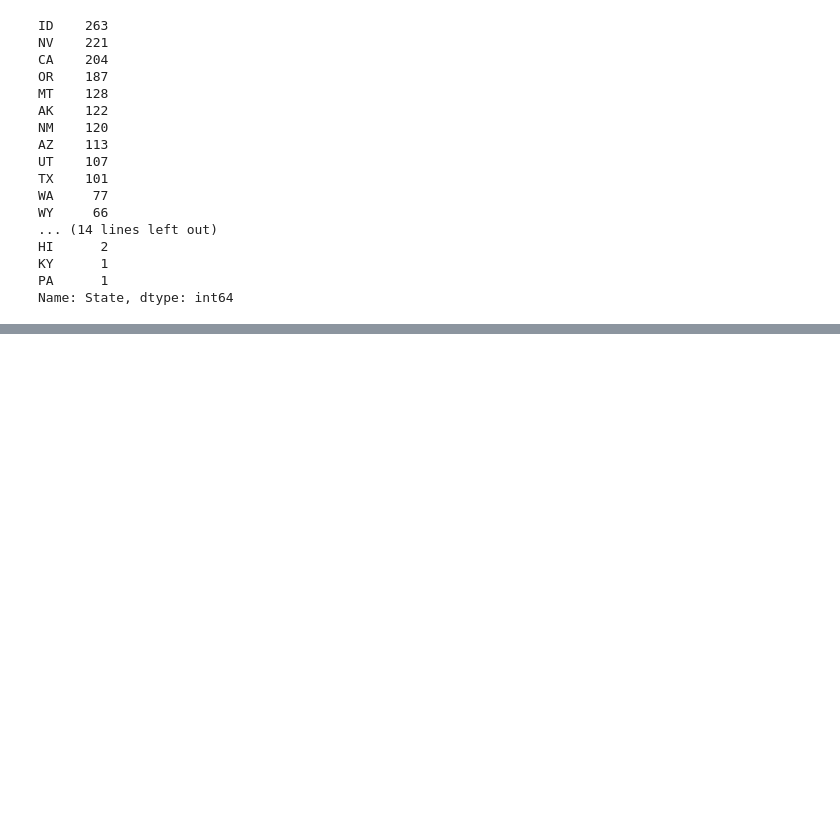
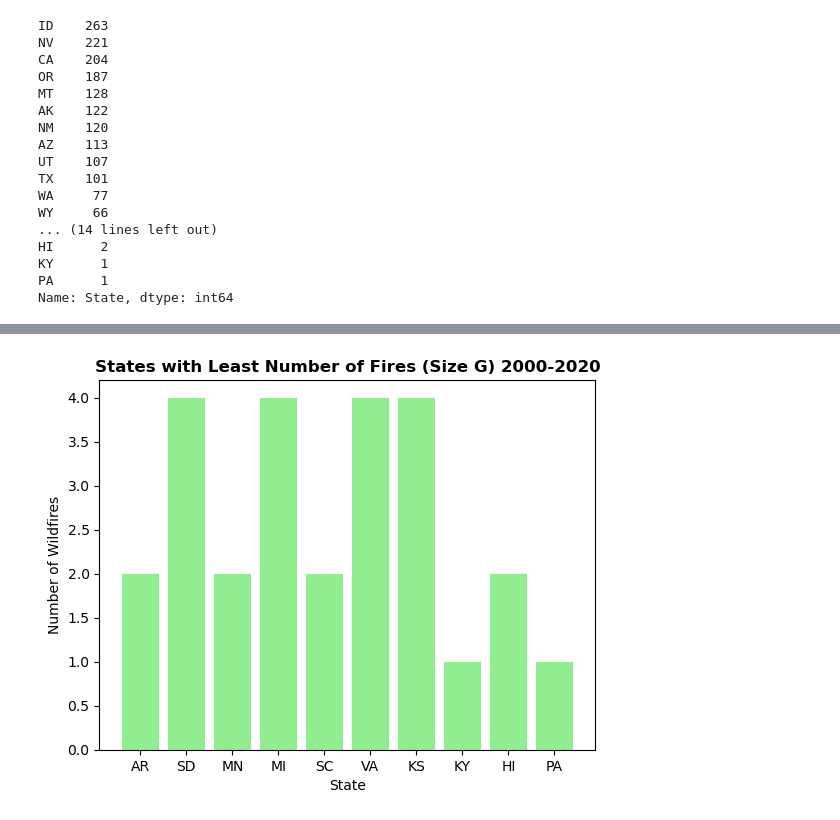
Before and after one commit to emilymees/ProjectThree, a Jupyter notebook: images/eb-data-vis.ipynb, the cells around one changed output, grey strips where cells are left out. Saved outputs shown, nothing was run; the diff lists cells and outputs as text; code cells hidden in the pictures; blank space fills up the shorter version.

```diff
--- a/images/eb-data-vis.ipynb
+++ b/images/eb-data-vis.ipynb
@@ -270,0 +285,16 @@ plt.bar(mostStates_df["State"], mostStates_df["Fire_Size"])
+# %%
+states_least = stateNumbers_df.loc[stateNumbers_df["state_count"] < 5]
+
+
+plt.bar(
+    states_least["State"], states_least['state_count'],  align='center', color='lightgreen')
+plt.xlabel("State")
+plt.ylabel("Number of Wildfires")
+plt.title(f"States with Least Number of Fires (Size G) 2000-2020", weight='bold', size=12)
+
+
+plt.show()
+
+# plt.savefig('bottom_ten_states.png')
+# %% [output]
+[figure, added]
```
Also changed, not shown: parts of 11 cells of this notebook, 2 other files.
